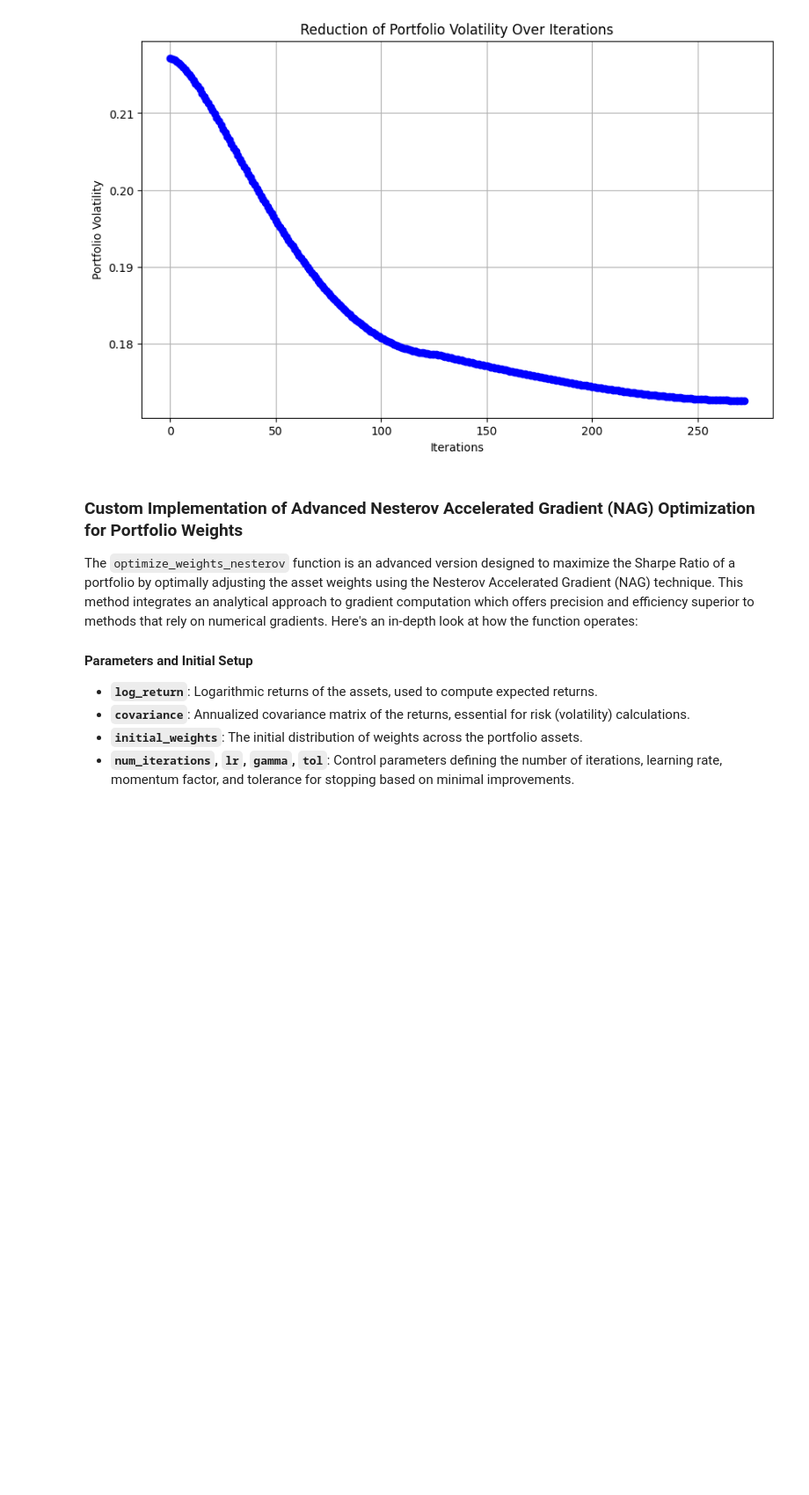
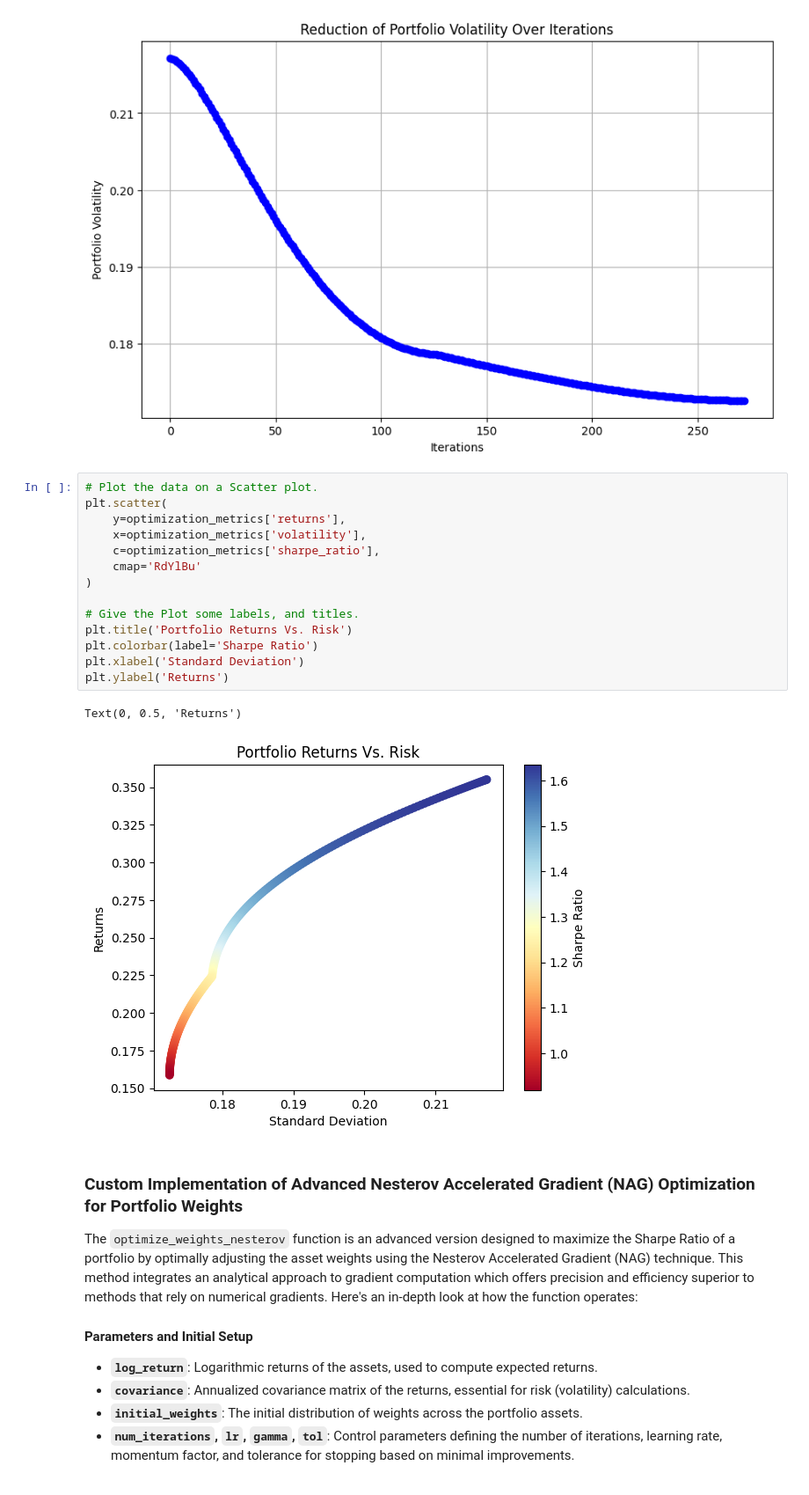
Before and after one commit to praneel7/Portfolio_Optimization, a Jupyter notebook: optmization_main.ipynb, the cells around one changed output. Shown at 88% size. Drawn from its saved outputs; the diff is of its cells as text; blank space fills up the shorter version.

Commit message:
added risk vs return plots, made code more flexible

```diff
--- a/optmization_main.ipynb
+++ b/optmization_main.ipynb
@@ -1057,6 +1057,23 @@ plt.grid(True)
 plt.show()
 # %% [output]
 [figure]
+# %%
+# Plot the data on a Scatter plot.
+plt.scatter(
+    y=optimization_metrics['returns'],
+    x=optimization_metrics['volatility'],
+    c=optimization_metrics['sharpe_ratio'],
+    cmap='RdYlBu'
+)
+
+# Give the Plot some labels, and titles.
+plt.title('Portfolio Returns Vs. Risk')
+plt.colorbar(label='Sharpe Ratio')
+plt.xlabel('Standard Deviation')
+plt.ylabel('Returns')
+# %% [output]
+Text(0, 0.5, 'Returns')
+[figure, added]
 # %% [markdown]
 ### Custom Implementation of Advanced Nesterov Accelerated Gradient (NAG) Optimization for Portfolio Weights
 
```
Also changed, not shown: parts of 1 cell of this notebook.
